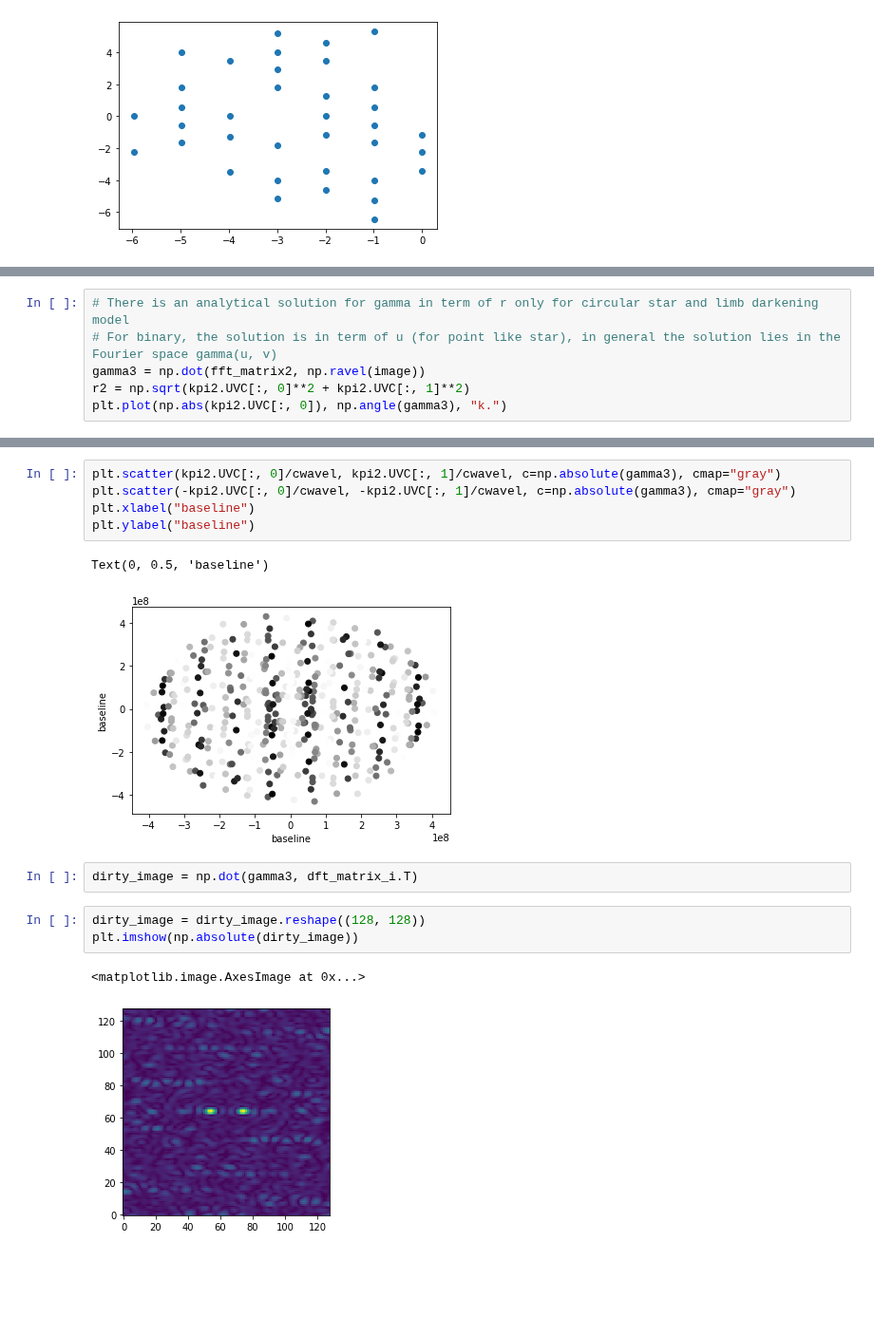
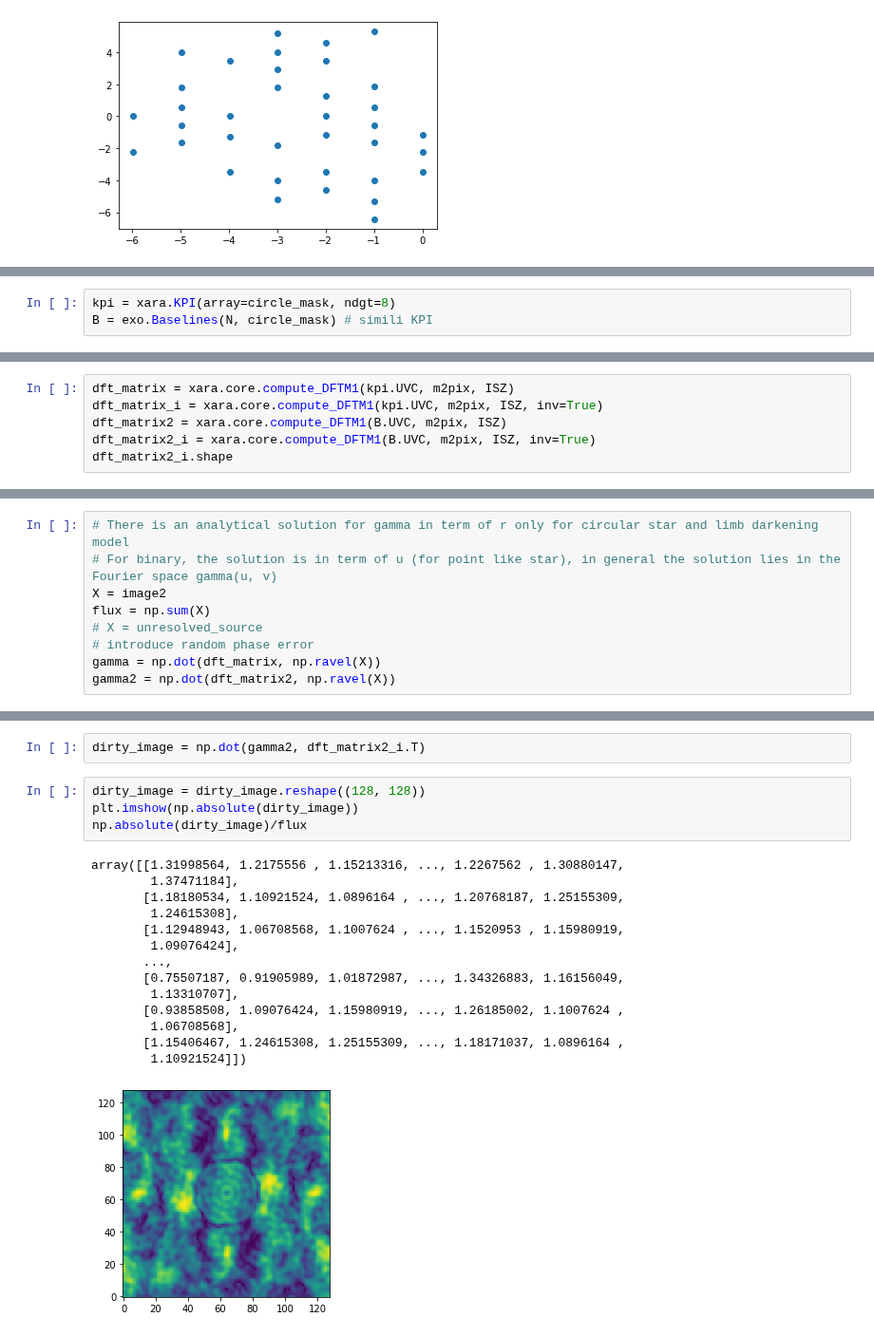
Before and after one commit to AlexandreAdam/ExoRIM, a Jupyter notebook: notebooks/exploration_xara.ipynb, the cells around one changed output, grey strips where cells are left out. Shown at 95% size. Drawn from its saved outputs; the diff is of its cells as text; blank space fills up the shorter version.

```diff
--- a/notebooks/exploration_xara.ipynb
+++ b/notebooks/exploration_xara.ipynb
@@ -218,0 +154,3 @@ fft_matrix2 = xara.core.compute_DFTM1(kpi2.UVC, m2pix, ISZ)
+# %%
+kpi = xara.KPI(array=circle_mask, ndgt=8)
+B = exo.Baselines(N, circle_mask) # simili KPI
@@ -218,0 +187,6 @@ fft_matrix2 = xara.core.compute_DFTM1(kpi2.UVC, m2pix, ISZ)
+# %%
+dft_matrix = xara.core.compute_DFTM1(kpi.UVC, m2pix, ISZ)
+dft_matrix_i = xara.core.compute_DFTM1(kpi.UVC, m2pix, ISZ, inv=True)
+dft_matrix2 = xara.core.compute_DFTM1(B.UVC, m2pix, ISZ)
+dft_matrix2_i = xara.core.compute_DFTM1(B.UVC, m2pix, ISZ, inv=True)
+dft_matrix2_i.shape
@@ -219,7 +195,10 @@ fft_matrix2 = xara.core.compute_DFTM1(kpi2.UVC, m2pix, ISZ)
 # %%
 # There is an analytical solution for gamma in term of r only for circular star and limb darkening model
 # For binary, the solution is in term of u (for point like star), in general the solution lies in the Fourier space gamma(u, v)
-gamma3 = np.dot(fft_matrix2, np.ravel(image))
-r2 = np.sqrt(kpi2.UVC[:, 0]**2 + kpi2.UVC[:, 1]**2)
-plt.plot(np.abs(kpi2.UVC[:, 0]), np.angle(gamma3), "k.")
+X = image2
+flux = np.sum(X)
+# X = unresolved_source
+# introduce random phase error
+gamma = np.dot(dft_matrix, np.ravel(X))
+gamma2 = np.dot(dft_matrix2, np.ravel(X))
 # %% [output]
@@ -228,16 +206,21 @@ plt.plot(np.abs(kpi2.UVC[:, 0]), np.angle(gamma3), "k.")
-# %%
-plt.scatter(kpi2.UVC[:, 0]/cwavel, kpi2.UVC[:, 1]/cwavel, c=np.absolute(gamma3), cmap="gray")
-plt.scatter(-kpi2.UVC[:, 0]/cwavel, -kpi2.UVC[:, 1]/cwavel, c=np.absolute(gamma3), cmap="gray")
-plt.xlabel("baseline")
-plt.ylabel("baseline")
-# %% [output]
-Text(0, 0.5, 'baseline')
-[figure, removed]
 # %%
-dirty_image = np.dot(gamma3, dft_matrix_i.T)
+dirty_image = np.dot(gamma2, dft_matrix2_i.T)
 # %%
 dirty_image = dirty_image.reshape((128, 128))
 plt.imshow(np.absolute(dirty_image))
+np.absolute(dirty_image)/flux
 # %% [output]
-<matplotlib.image.AxesImage at 0x...>
+array([[1.31998564, 1.2175556 , 1.15213316, ..., 1.2267562 , 1.30880147,
+        1.37471184],
+       [1.18180534, 1.10921524, 1.0896164 , ..., 1.20768187, 1.25155309,
+        1.24615308],
+       [1.12948943, 1.06708568, 1.1007624 , ..., 1.1520953 , 1.15980919,
+        1.09076424],
+       ...,
+       [0.75507187, 0.91905989, 1.01872987, ..., 1.34326883, 1.16156049,
+        1.13310707],
+       [0.93858508, 1.09076424, 1.15980919, ..., 1.26185002, 1.1007624 ,
+        1.06708568],
+       [1.15406467, 1.24615308, 1.25155309, ..., 1.18171037, 1.0896164 ,
+        1.10921524]])
-[figure, old version]
+[figure, new version]
```
Also changed, not shown: parts of 32 cells of this notebook, 14 other files.
